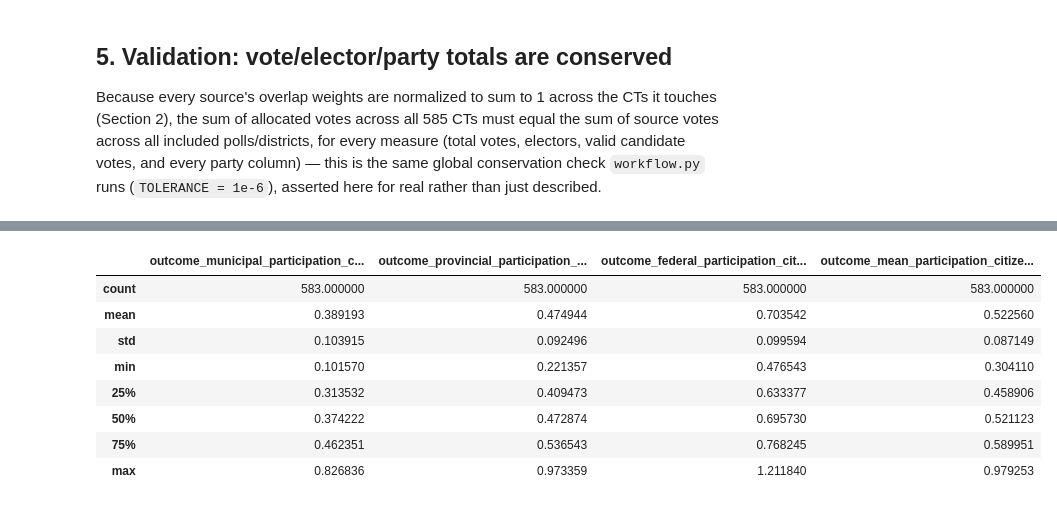
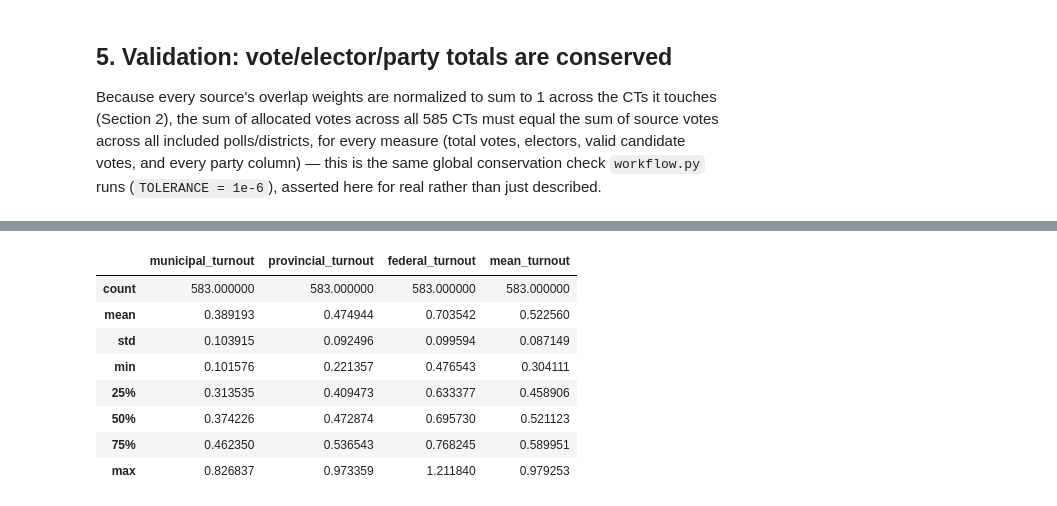
Before and after one commit to schoolofcities/place-and-politics-toronto, a Jupyter notebook: analysis/toronto_election_turnout/04_interpolate_votes_to_tracts.ipynb, the cells around one changed output, grey strips where cells are left out. Drawn from its saved outputs; the diff is of its cells as text; code cells hidden in the pictures.

Commit message:
Revise turnout analysis

```diff
--- a/analysis/toronto_election_turnout/03_interpolate_votes_to_tracts.ipynb
+++ b/analysis/toronto_election_turnout/04_interpolate_votes_to_tracts.ipynb
@@ -79,10 +81,11 @@ pd.set_option("display.max_columns", 60)
 REPO_ROOT = Path.cwd().resolve().parents[1]
 DATA_ROOT = REPO_ROOT / "analysis" / "toronto_election_turnout" / "data"
 ARCHIVE_ROOT = DATA_ROOT / "archive"
+OUT_ROOT = REPO_ROOT / "data" / "toronto_election_turnout"  # relocated output root for this pipeline's own (non-archived) inputs/outputs
 
 # Notebook 01 / 02 outputs (this pipeline's own inputs)
-ELECTIONS_V2_DIR = DATA_ROOT / "elections"
-CT_PROFILE_GEOJSON = DATA_ROOT / "census" / "ct_census_profile.geojson"
+ELECTIONS_V2_DIR = OUT_ROOT / "elections"
+CT_PROFILE_GEOJSON = OUT_ROOT / "census" / "ct_census_profile.geojson"
 
 # Archived, still-current inputs with no notebook-01/02 equivalent (read-only)
 DA_GEOJSON = ARCHIVE_ROOT / "census" / "processed" / "da" / "statcan_2021_toronto_da.geojson"
@@ -98,17 +101,15 @@ MUNICIPAL_CANDIDATE_LOOKUP_CSV = (
 
 # Ground truth for the final verification cell (read-only, never written to)
 INTERP_GT_DIR = ARCHIVE_ROOT / "interpolation" / "processed"
-VARIABLES_MASTER_GT_CSV = ARCHIVE_ROOT / "variables" / "processed" / "toronto_ct_blocks_1_5_modelling_master.csv"
 
 # Output tree for this notebook
-OUT_DIR = DATA_ROOT / "interpolation"
+OUT_DIR = OUT_ROOT / "interpolation"
 OUT_DIR.mkdir(parents=True, exist_ok=True)
 
 ANCILLARY_WEIGHT_FIELD = "citizen_canadian_18over"
 WORKING_EPSG = 3347  # Statistics Canada Lambert Conformal Conic — metres, good for area math over Canada
 TOLERANCE = 1e-6      # conservation tolerance for allocation-weight sums (matches archived TOLERANCE)
 REPORT_ATOL = 1e-3    # looser "is this basically zero" tolerance used only for reporting/printing vote-count diffs
-COMPETITIVENESS_THRESHOLD = 0.05  # vote-share floor for "who counts" in effective-candidates / fragmentation
 
 # election_id -> (poll csv/geojson stem, district geojson, district id field, zero-padded width)
 ELECTIONS = {
@@ -469,34 +478,34 @@ rates per CT and is the eventual PLS model's regression target in notebook 05.
 # %%
 ct_citizen_weight = dict(zip(ct_gdf["ct_id_key"], ct_gdf[ANCILLARY_WEIGHT_FIELD]))
 
-outcome_rows = {cid: {"ct_id": cid} for cid in ct_ids}
+outcome_rows = {cid: {"ct_id": cid, "citizen_canadian_18over": ct_citizen_weight.get(cid)} for cid in ct_ids}
 for election_id, (ct_accum, party_fields, *_rest) in allocation_results.items():
     short_name = ELECTIONS[election_id]["short_name"]
     for cid, acc in ct_accum.items():
         citizen_weight = ct_citizen_weight.get(cid)
-        participation = acc["total_votes"] / citizen_weight if citizen_weight and citizen_weight > 0 else None
-        turnout_electors = acc["total_votes"] / acc["electors"] if acc["electors"] > 0 else None
+        turnout = acc["total_votes"] / citizen_weight if citizen_weight and citizen_weight > 0 else None
+        turnout_electors_diagnostic = acc["total_votes"] / acc["electors"] if acc["electors"] > 0 else None
         row = outcome_rows[cid]
-        row[f"outcome_{short_name}_participation_citizen_18plus"] = participation
-        row[f"outcome_{short_name}_turnout_electors"] = turnout_electors
-        row[f"{short_name}_estimated_total_votes"] = acc["total_votes"]
+        row[f"{short_name}_turnout"] = turnout
+        row[f"{short_name}_turnout_electors_diagnostic"] = turnout_electors_diagnostic
+        row[f"{short_name}_votes_cast"] = acc["total_votes"]
         row[f"{short_name}_estimated_electors"] = acc["electors"]
 
-participation_cols = [f"outcome_{cfg['short_name']}_participation_citizen_18plus" for cfg in ELECTIONS.values()]
+turnout_cols = [f"{cfg['short_name']}_turnout" for cfg in ELECTIONS.values()]
 for cid, row in outcome_rows.items():
-    present = [row[col] for col in participation_cols if row.get(col) is not None]
-    row["outcome_mean_participation_citizen_18plus"] = float(np.mean(present)) if present else None
+    present = [row[col] for col in turnout_cols if row.get(col) is not None]
+    row["mean_turnout"] = float(np.mean(present)) if present else None
 
 outcome_df = pd.DataFrame(outcome_rows.values())
-outcome_df.describe()[participation_cols + ["outcome_mean_participation_citizen_18plus"]]
+outcome_df.describe()[turnout_cols + ["mean_turnout"]]
 # %% [output]
-|  | outcome_municipal_participation_c... | outcome_provincial_participation_... | outcome_federal_participation_cit... | outcome_mean_participation_citize... |
+|  | municipal_turnout | provincial_turnout | federal_turnout | mean_turnout |
 | count | 583.000000 | 583.000000 | 583.000000 | 583.000000 |
 | mean | 0.389193 | 0.474944 | 0.703542 | 0.522560 |
 | std | 0.103915 | 0.092496 | 0.099594 | 0.087149 |
-| min | 0.101570 | 0.221357 | 0.476543 | 0.304110 |
-| 25% | 0.313532 | 0.409473 | 0.633377 | 0.458906 |
-| 50% | 0.374222 | 0.472874 | 0.695730 | 0.521123 |
-| 75% | 0.462351 | 0.536543 | 0.768245 | 0.589951 |
-| max | 0.826836 | 0.973359 | 1.211840 | 0.979253 |
+| min | 0.101576 | 0.221357 | 0.476543 | 0.304111 |
+| 25% | 0.313535 | 0.409473 | 0.633377 | 0.458906 |
+| 50% | 0.374226 | 0.472874 | 0.695730 | 0.521123 |
+| 75% | 0.462350 | 0.536543 | 0.768245 | 0.589951 |
+| max | 0.826837 | 0.973359 | 1.211840 | 0.979253 |
 # %% [markdown]
```
Also changed, not shown: parts of 12 cells of this notebook, 35 other files.
